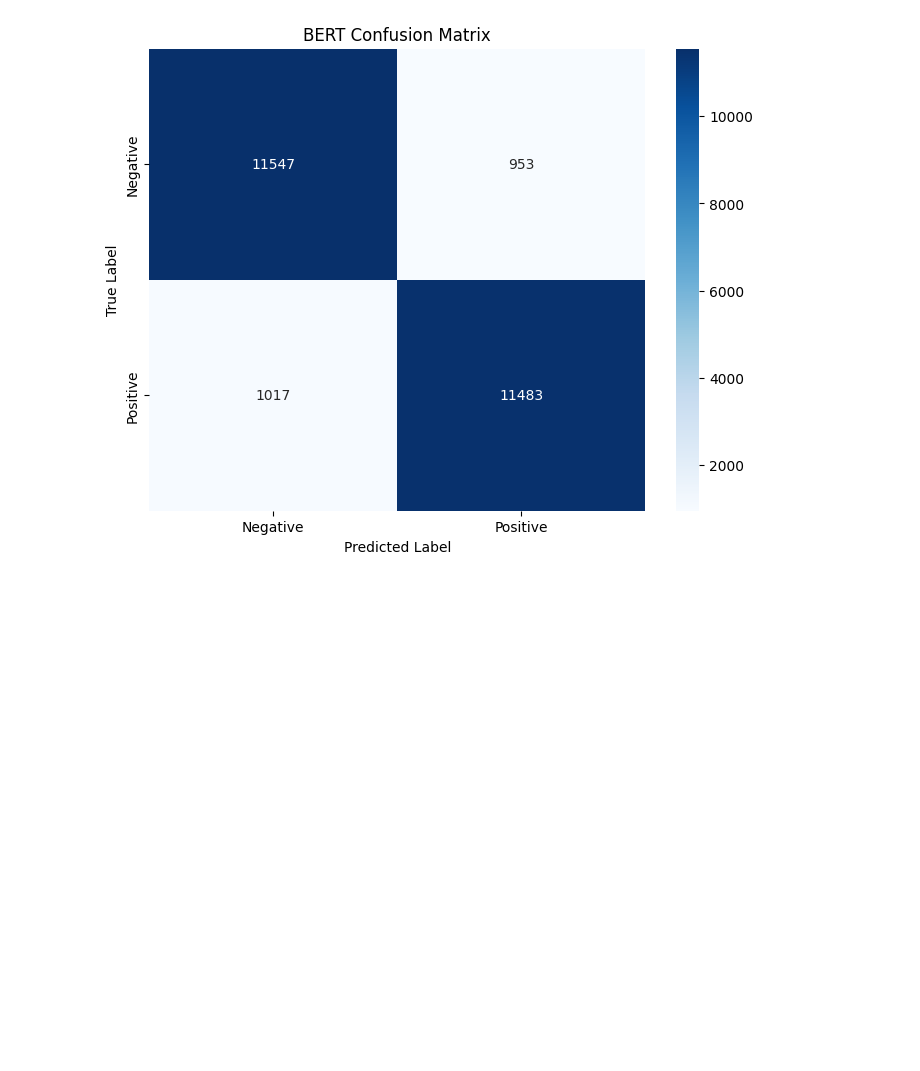
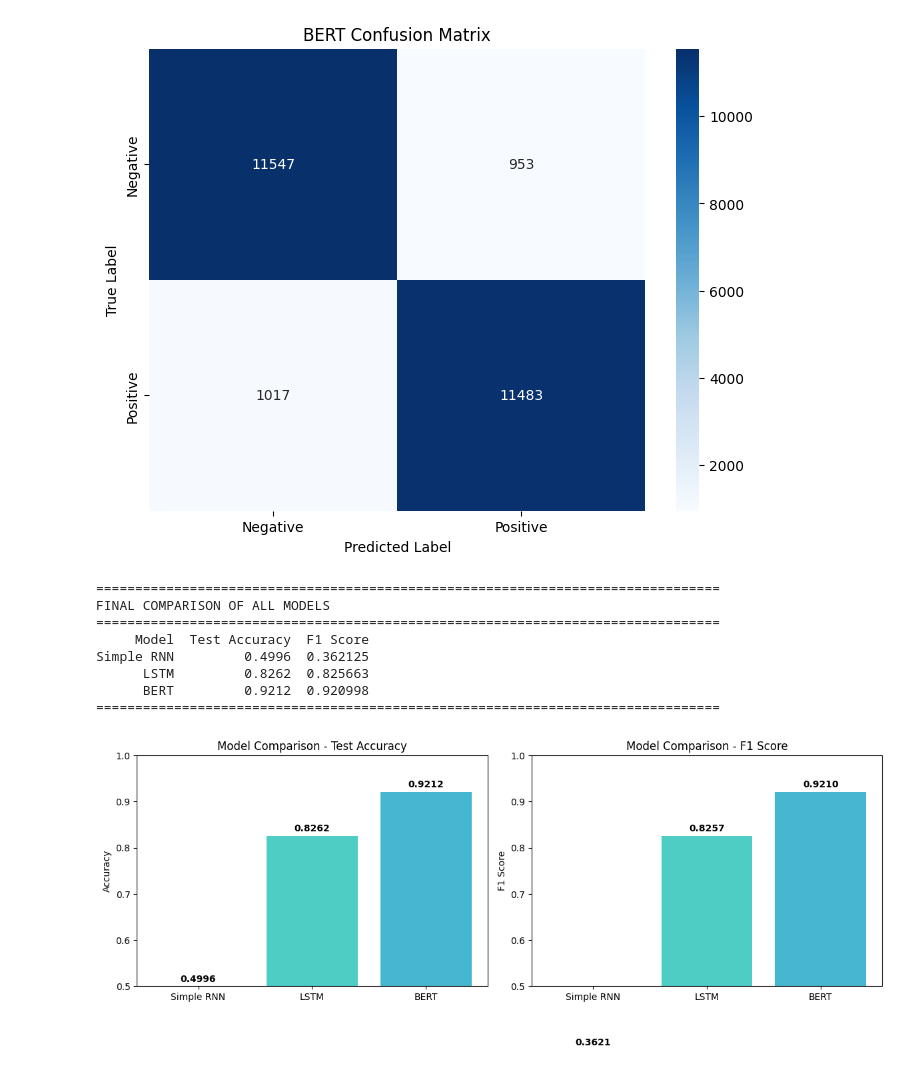
Before and after one commit to alabhastam/RNN-LSTM-BERT-exercise, a Jupyter notebook: first.ipynb, the cells around one changed output. Saved outputs shown, nothing was run; the diff lists cells and outputs as text; code cells hidden in the pictures; blank space fills up the shorter version.

Commit message:
Kaggle Notebook | RNN-LSTM-BERT-exercise | Version 1

```diff
--- a/first.ipynb
+++ b/first.ipynb
@@ -563,3 +563,51 @@ Classification Report for BERT:
    macro avg       0.92      0.92      0.92     25000
 weighted avg       0.92      0.92      0.92     25000
 [figure]
+# %%
+results_df = pd.DataFrame({
+    'Model': ['Simple RNN', 'LSTM', 'BERT'],
+    'Test Accuracy': [acc_rnn, acc_lstm, test_results['eval_accuracy']],
+    'F1 Score': [
+        f1_score(y_test, y_pred_rnn),
+        f1_score(y_test, y_pred_lstm),
+        test_results['eval_f1']
+    ]
+})
+
+print("\n" + "="*80)
+print("FINAL COMPARISON OF ALL MODELS")
+print("="*80)
+print(results_df.to_string(index=False))
+print("="*80)
+
+plt.figure(figsize=(12, 5))
+
+plt.subplot(1, 2, 1)
+plt.bar(results_df['Model'], results_df['Test Accuracy'], color=['#FF6B6B', '#4ECDC4', '#45B7D1'])
+plt.title('Model Comparison - Test Accuracy')
+plt.ylabel('Accuracy')
+plt.ylim([0.5, 1.0])
+for i, v in enumerate(results_df['Test Accuracy']):
+    plt.text(i, v + 0.01, f'{v:.4f}', ha='center', fontweight='bold')
+
+plt.subplot(1, 2, 2)
+plt.bar(results_df['Model'], results_df['F1 Score'], color=['#FF6B6B', '#4ECDC4', '#45B7D1'])
+plt.title('Model Comparison - F1 Score')
+plt.ylabel('F1 Score')
+plt.ylim([0.5, 1.0])
+for i, v in enumerate(results_df['F1 Score']):
+    plt.text(i, v + 0.01, f'{v:.4f}', ha='center', fontweight='bold')
+
+plt.tight_layout()
+plt.savefig('final_model_comparison.png', dpi=150, bbox_inches='tight')
+plt.show()
+# %% [output]
+================================================================================
+FINAL COMPARISON OF ALL MODELS
+================================================================================
+     Model  Test Accuracy  F1 Score
+Simple RNN         0.4996  0.362125
+      LSTM         0.8262  0.825663
+      BERT         0.9212  0.920998
+================================================================================
+[figure, added]
```
